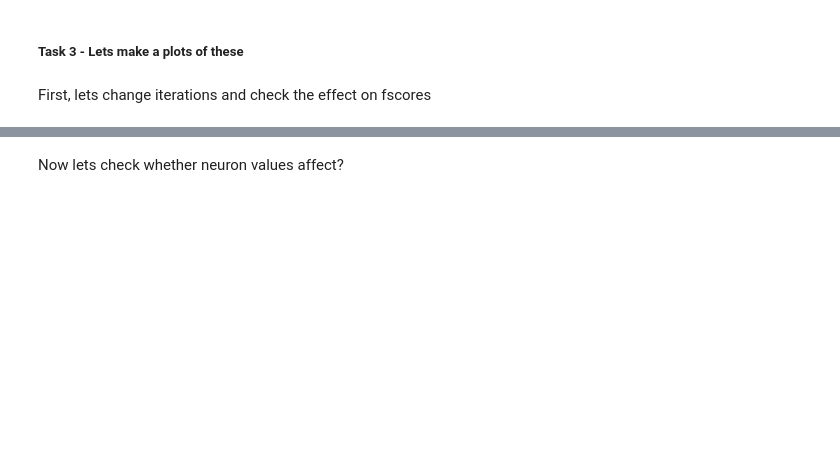
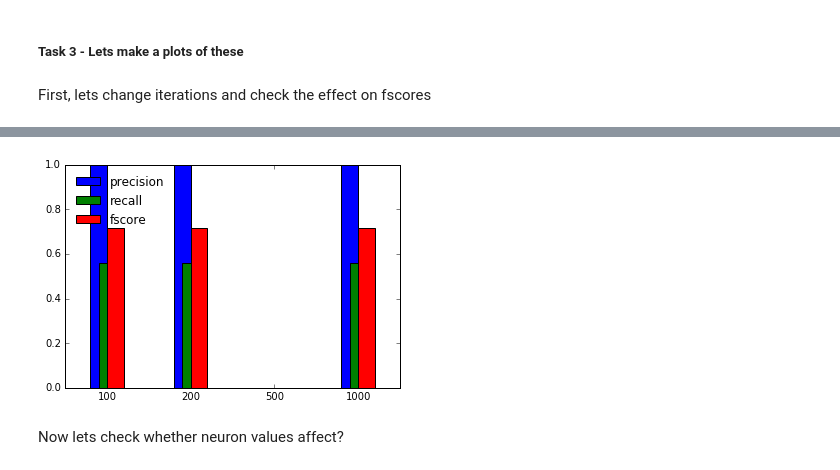
Before and after one commit to amartyaamp/NNSenti, a Jupyter notebook: NNPytorch.ipynb, the cells around one changed output, grey strips where cells are left out. Saved outputs shown, nothing was run; the diff lists cells and outputs as text; code cells hidden in the pictures; blank space fills up the shorter version.

```diff
--- a/NNPytorch.ipynb
+++ b/NNPytorch.ipynb
@@ -432,18 +435,20 @@ Done with iteration -500
 # %%
 import matplotlib.pyplot as plt
 iterations = [10, 20, 30, 40]
 iterations = np.asarray(iterations)
 ## Uncomment below to share the values for precision, recall etc
 # print iterations
 # print recalls
 # print precisions
 # print fscores
 plt.bar(iterations-1, np.asarray(precisions),width=2, color='b',align='center', label='precision')
 plt.bar(iterations, np.asarray(recalls), width=2, color='g',align='center', label='recall')
 plt.bar(iterations+1, np.asarray(fscores), width=2,color='r',align='center', label='fscore')
-plt.xticks(iterations, ['50', '100', '200', '500'])
+plt.xticks(iterations, ['100', '200', '500', '1000'])
 plt.legend(loc='upper left', frameon=False)
 plt.show()
+# %% [output]
+[figure, added]
 # %% [markdown]
 Now lets check whether neuron values affect?
 # %%
```
Also changed, not shown: parts of 6 cells of this notebook.
